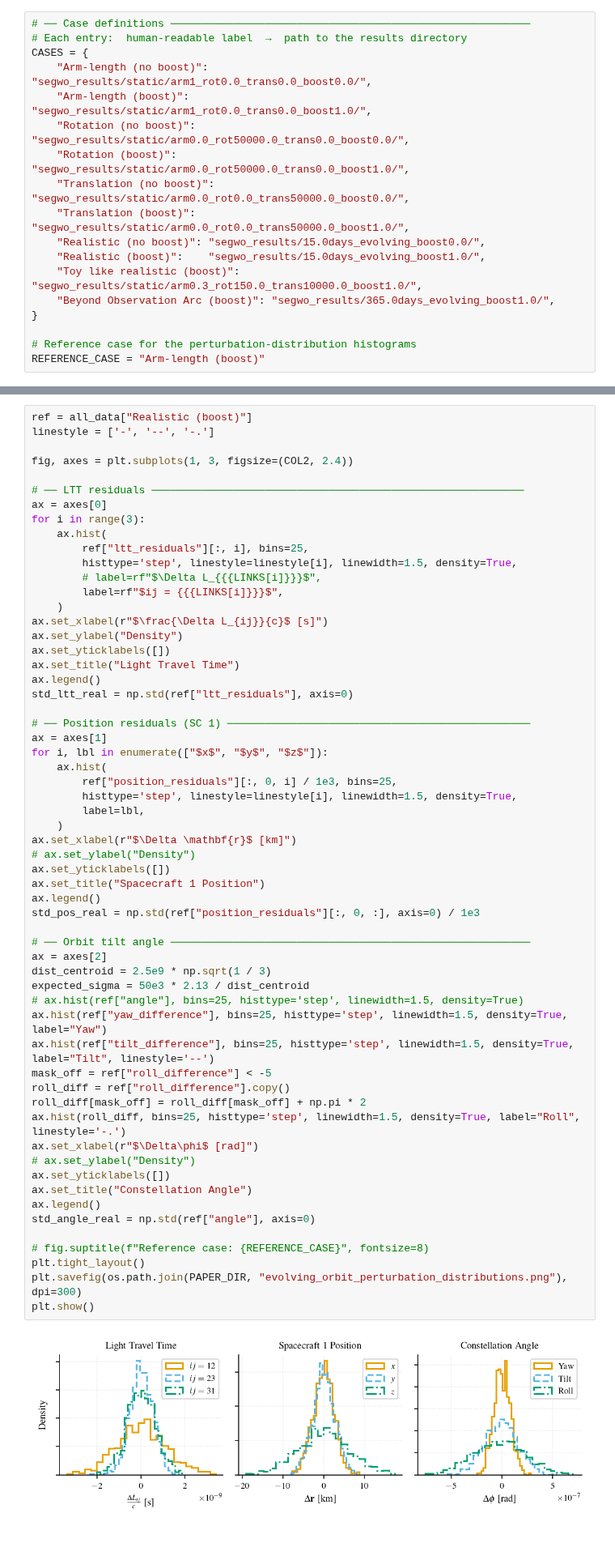
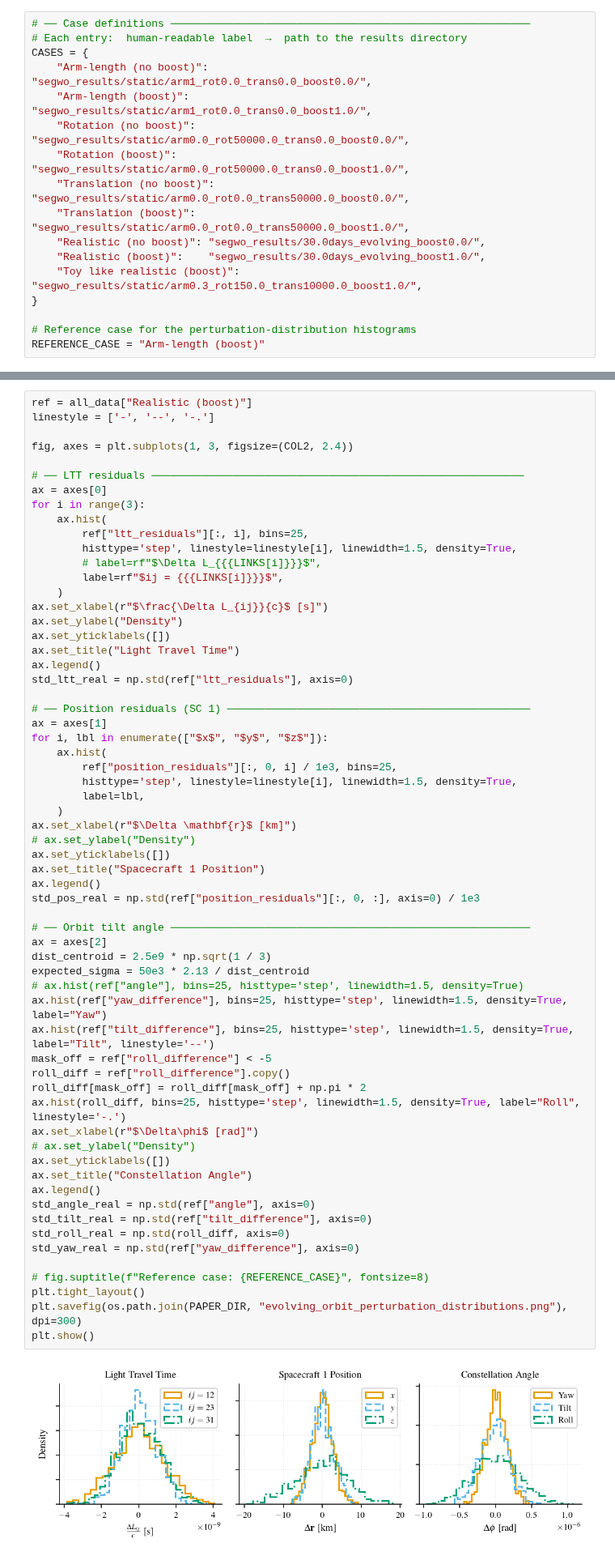
Before and after one commit to lorenzsp/ResponseRequirements, a Jupyter notebook: PaperPlots.ipynb, the cells around one changed output, grey strips where cells are left out. Shown at 81% size. Cells and saved outputs as stored; diff of their text form.

```diff
--- a/PaperPlots.ipynb
+++ b/PaperPlots.ipynb
@@ -88,10 +88,9 @@ CASES = {
     "Rotation (boost)":        "segwo_results/static/arm0.0_rot50000.0_trans0.0_boost1.0/",
     "Translation (no boost)":  "segwo_results/static/arm0.0_rot0.0_trans50000.0_boost0.0/",
     "Translation (boost)":     "segwo_results/static/arm0.0_rot0.0_trans50000.0_boost1.0/",
-    "Realistic (no boost)": "segwo_results/15.0days_evolving_boost0.0/",
-    "Realistic (boost)":    "segwo_results/15.0days_evolving_boost1.0/",
+    "Realistic (no boost)": "segwo_results/30.0days_evolving_boost0.0/",
+    "Realistic (boost)":    "segwo_results/30.0days_evolving_boost1.0/",
     "Toy like realistic (boost)": "segwo_results/static/arm0.3_rot150.0_trans10000.0_boost1.0/",
-    "Beyond Observation Arc (boost)": "segwo_results/365.0days_evolving_boost1.0/",
 }
 
 # Reference case for the perturbation-distribution histograms
@@ -311,34 +313,37 @@ for i, lbl in enumerate(["$x$", "$y$", "$z$"]):
 ax.set_xlabel(r"$\Delta \mathbf{r}$ [km]")
 # ax.set_ylabel("Density")
 ax.set_yticklabels([])
 ax.set_title("Spacecraft 1 Position")
 ax.legend()
 std_pos_real = np.std(ref["position_residuals"][:, 0, :], axis=0) / 1e3
 
 # ── Orbit tilt angle ─────────────────────────────────────────────────────────
 ax = axes[2]
 dist_centroid = 2.5e9 * np.sqrt(1 / 3)
 expected_sigma = 50e3 * 2.13 / dist_centroid
 # ax.hist(ref["angle"], bins=25, histtype='step', linewidth=1.5, density=True)
 ax.hist(ref["yaw_difference"], bins=25, histtype='step', linewidth=1.5, density=True, label="Yaw")
 ax.hist(ref["tilt_difference"], bins=25, histtype='step', linewidth=1.5, density=True, label="Tilt", linestyle='--')
 mask_off = ref["roll_difference"] < -5
 roll_diff = ref["roll_difference"].copy()
 roll_diff[mask_off] = roll_diff[mask_off] + np.pi * 2
 ax.hist(roll_diff, bins=25, histtype='step', linewidth=1.5, density=True, label="Roll", linestyle='-.')
 ax.set_xlabel(r"$\Delta\phi$ [rad]")
 # ax.set_ylabel("Density")
 ax.set_yticklabels([])
 ax.set_title("Constellation Angle")
 ax.legend()
 std_angle_real = np.std(ref["angle"], axis=0)
+std_tilt_real = np.std(ref["tilt_difference"], axis=0)
+std_roll_real = np.std(roll_diff, axis=0)
+std_yaw_real = np.std(ref["yaw_difference"], axis=0)
 
 # fig.suptitle(f"Reference case: {REFERENCE_CASE}", fontsize=8)
 plt.tight_layout()
 plt.savefig(os.path.join(PAPER_DIR, "evolving_orbit_perturbation_distributions.png"), dpi=300)
 plt.show()
 # %% [output]
-[figure, old version]
+[figure, new version]
 # %%
 # print std values for toy and realistic cases
 print("Toy orbit (Arm-length boost):")
```
Also changed, not shown: parts of 28 cells of this notebook, 7 other files.
